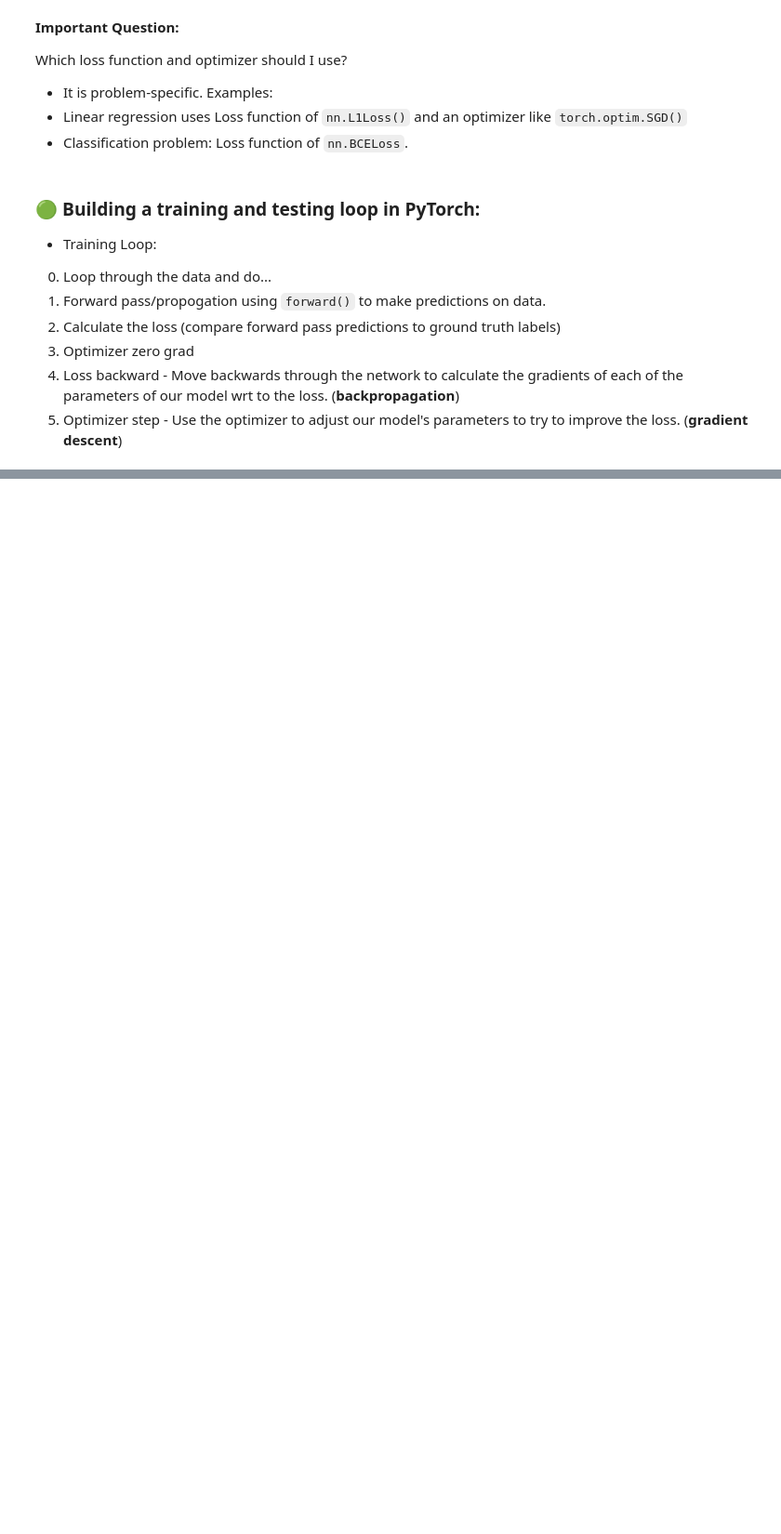
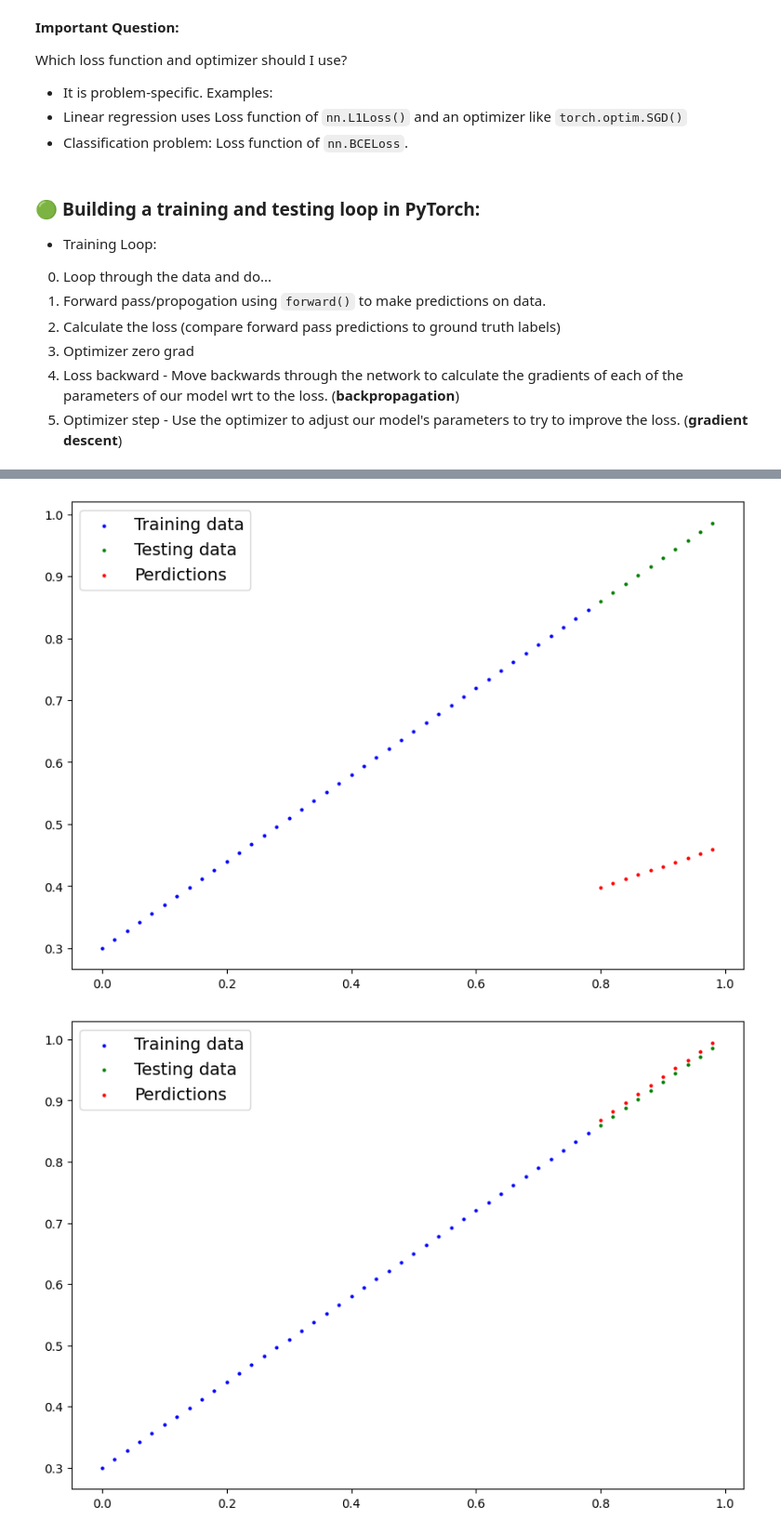
Before and after one commit to Adrinaesf/ml-learning-journey, a Jupyter notebook: notebooks/pytorch/Chapter_1/day5_PyTorchWorkflow_.ipynb, the cells around one changed output, grey strips where cells are left out. Shown at 93% size. Cells and saved outputs as stored; diff of their text form; code cells hidden in the pictures; blank space fills up the shorter version.

```diff
--- a/notebooks/pytorch/Chapter_1/day5_PyTorchWorkflow_.ipynb
+++ b/notebooks/pytorch/Chapter_1/day5_PyTorchWorkflow_.ipynb
@@ -137,8 +137,8 @@ We can create them by splitting our `X` and `y` tensors.
 # Create a train/test split:
 train_split = int(0.8 * len(X)) # Since 80% is train
 
-X_train, y_train = X[:train_split], y[:train_split]
-X_test, y_test = X[train_split:], y[train_split:]
+X_train, y_train_target = X[:train_split], y[:train_split]
+X_test, y_test_target = X[train_split:], y[train_split:]
 
 len(X_train), len(y_train), len(X_test), len(y_test)
 # %% [output]
@@ -151,9 +151,9 @@ This is where the data explorer's motto comes in!
 "Visualize, visualize, visualize!"
 # %%
 def plot_perdictions(train_data=X_train,
-                     train_labels=y_train,
+                     train_labels=y_train_target,
                      test_data=X_test,
-                     test_labels=y_test,
+                     test_labels=y_test_target,
                      perdictions=None):
     '''
         Plots training data, test data and compare perdictions.
@@ -487,0 +559,12 @@ for epoch in range(epochs):
+# %%
+### Let's make some new perdictions now on the model we have:
+with torch.inference_mode():
+    y_preds_new = model_0(X_test)
+
+## Plotting the previus pred and new pred:
+plot_perdictions(perdictions=y_preds_better)
+
+plot_perdictions(perdictions=y_preds_new)
+# %% [output]
+[figure, added]
+[figure, added]
```
Also changed, not shown: parts of 5 cells of this notebook.
